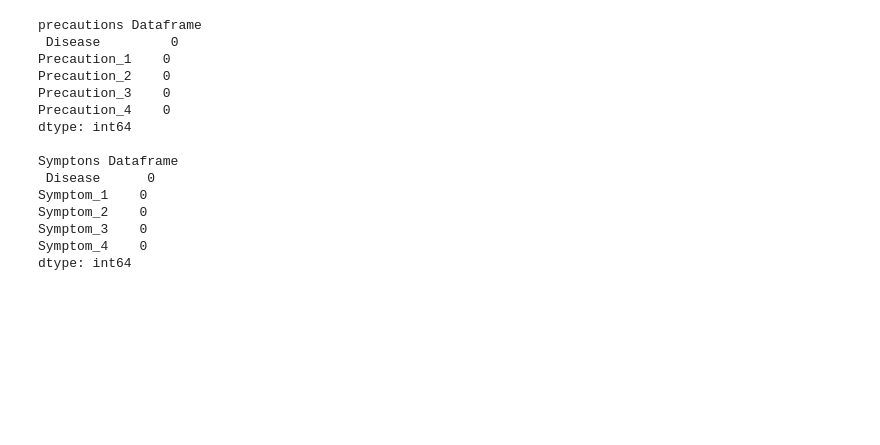
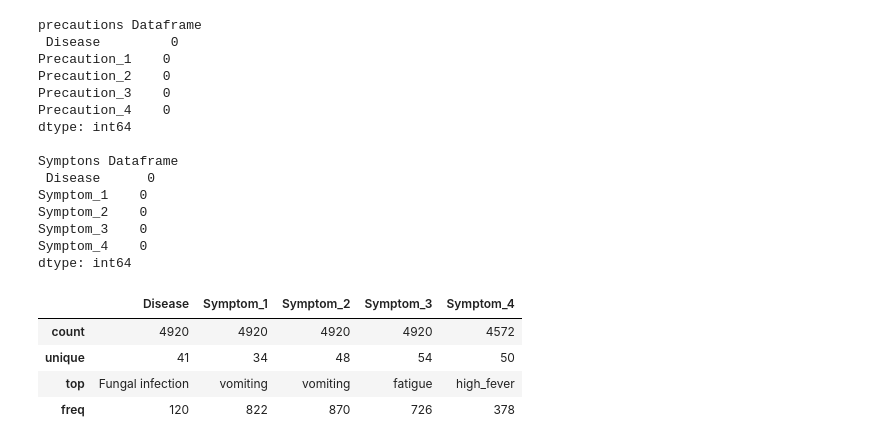
Before and after one commit to brendan1928/Project-4-Team-8, a Jupyter notebook: data_description.ipynb, the cells around one changed output. Cells and saved outputs as stored; diff of their text form; code cells hidden in the pictures; blank space fills up the shorter version.

```diff
--- a/data_description.ipynb
+++ b/data_description.ipynb
@@ -80,7 +87,15 @@ dtype: int64
 # %%
+df_sym_des.describe()
+
 #min/max
 #count and count uniques
 #average
 #outliers
 #Description
 #Mean/Mode
+# %% [output]
+|  | Disease | Symptom_1 | Symptom_2 | Symptom_3 | Symptom_4 |
+| count | 4920 | 4920 | 4920 | 4920 | 4572 |
+| unique | 41 | 34 | 48 | 54 | 50 |
+| top | Fungal infection | vomiting | vomiting | fatigue | high_fever |
+| freq | 120 | 822 | 870 | 726 | 378 |
```
Also changed, not shown: parts of 11 cells of this notebook.
